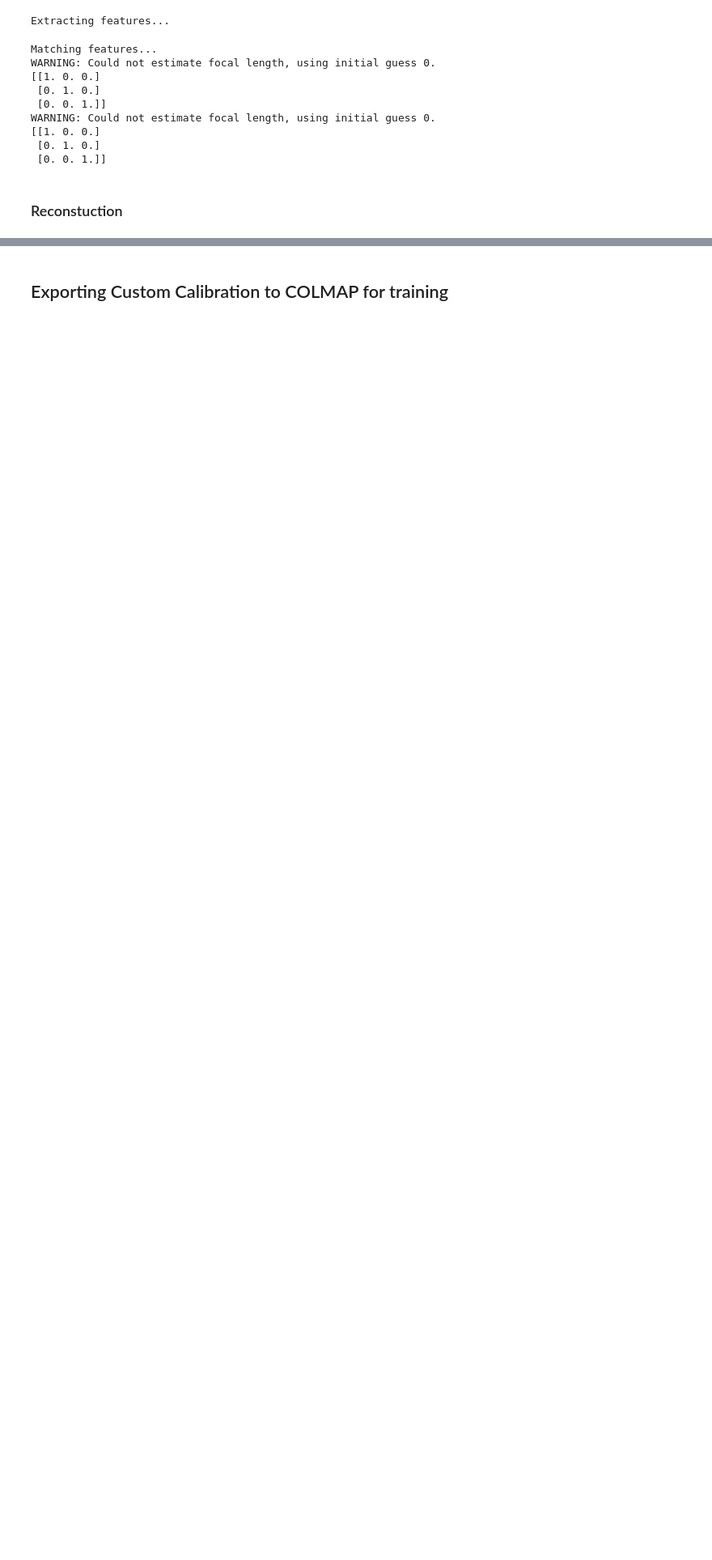
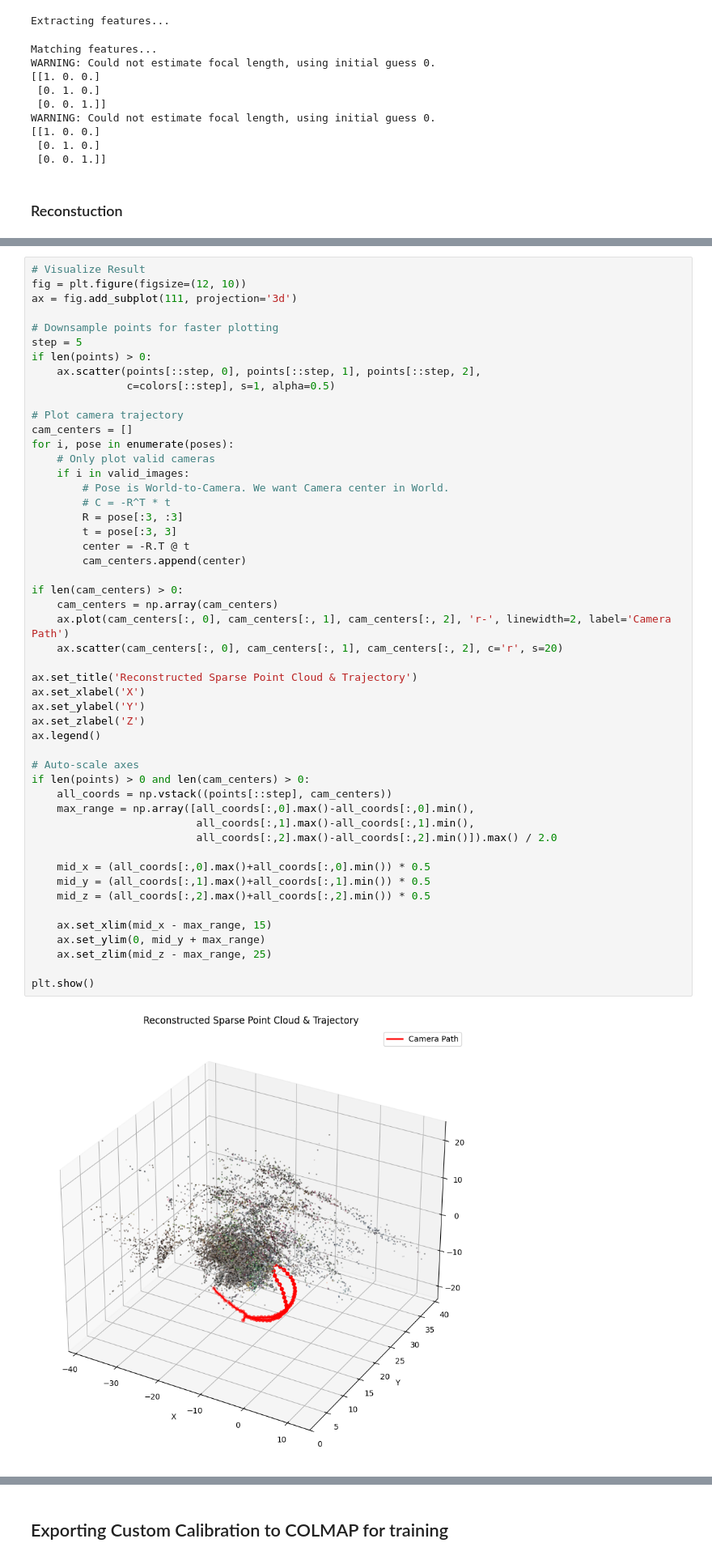
Before and after one commit to zackthomas1/gaussian-splatting, a Jupyter notebook: reconstruction.ipynb, the cells around one changed output, grey strips where cells are left out. Shown at 81% size. Cells and saved outputs as stored; diff of their text form; blank space fills up the shorter version.

```diff
--- a/reconstruction.ipynb
+++ b/reconstruction.ipynb
@@ -862 +811,53 @@ Valid images: 68 out of 70
+# %%
+# Visualize Result
+fig = plt.figure(figsize=(12, 10))
+ax = fig.add_subplot(111, projection='3d')
+
+# Downsample points for faster plotting
+step = 5
+if len(points) > 0:
+    ax.scatter(points[::step, 0], points[::step, 1], points[::step, 2],
+               c=colors[::step], s=1, alpha=0.5)
+
+# Plot camera trajectory
+cam_centers = []
+for i, pose in enumerate(poses):
+    # Only plot valid cameras
+    if i in valid_images:
+        # Pose is World-to-Camera. We want Camera center in World.
+        # C = -R^T * t
+        R = pose[:3, :3]
+        t = pose[:3, 3]
+        center = -R.T @ t
+        cam_centers.append(center)
+
+if len(cam_centers) > 0:
+    cam_centers = np.array(cam_centers)
+    ax.plot(cam_centers[:, 0], cam_centers[:, 1], cam_centers[:, 2], 'r-', linewidth=2, label='Camera Path')
+    ax.scatter(cam_centers[:, 0], cam_centers[:, 1], cam_centers[:, 2], c='r', s=20)
+
+ax.set_title('Reconstructed Sparse Point Cloud & Trajectory')
+ax.set_xlabel('X')
+ax.set_ylabel('Y')
+ax.set_zlabel('Z')
+ax.legend()
+
+# Auto-scale axes
+if len(points) > 0 and len(cam_centers) > 0:
+    all_coords = np.vstack((points[::step], cam_centers))
+    max_range = np.array([all_coords[:,0].max()-all_coords[:,0].min(),
+                          all_coords[:,1].max()-all_coords[:,1].min(),
+                          all_coords[:,2].max()-all_coords[:,2].min()]).max() / 2.0
+
+    mid_x = (all_coords[:,0].max()+all_coords[:,0].min()) * 0.5
+    mid_y = (all_coords[:,1].max()+all_coords[:,1].min()) * 0.5
+    mid_z = (all_coords[:,2].max()+all_coords[:,2].min()) * 0.5
+
+    ax.set_xlim(mid_x - max_range, 15)
+    ax.set_ylim(0, mid_y + max_range)
+    ax.set_zlim(mid_z - max_range, 25)
+
+plt.show()
+# %% [output]
+[figure, added]
 # %% [markdown]
```
Also changed, not shown: parts of 12 cells of this notebook.
